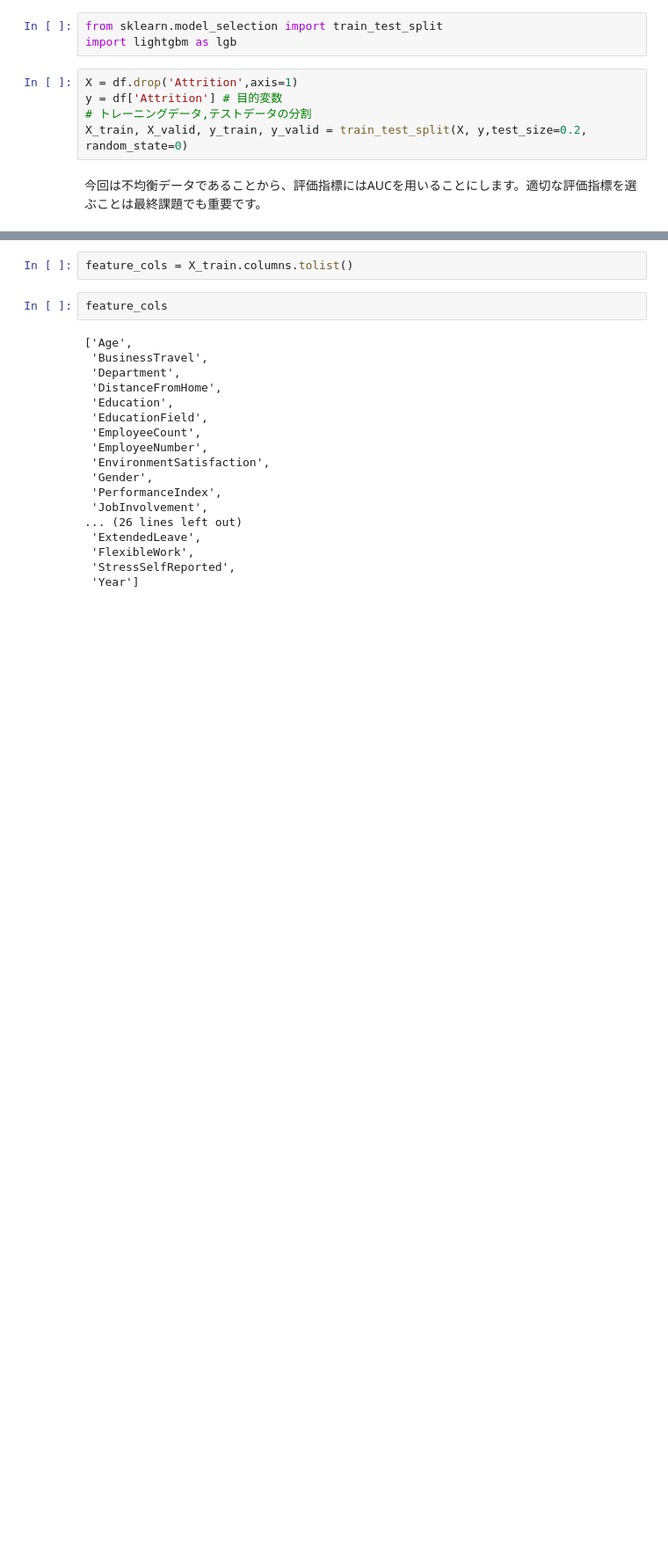
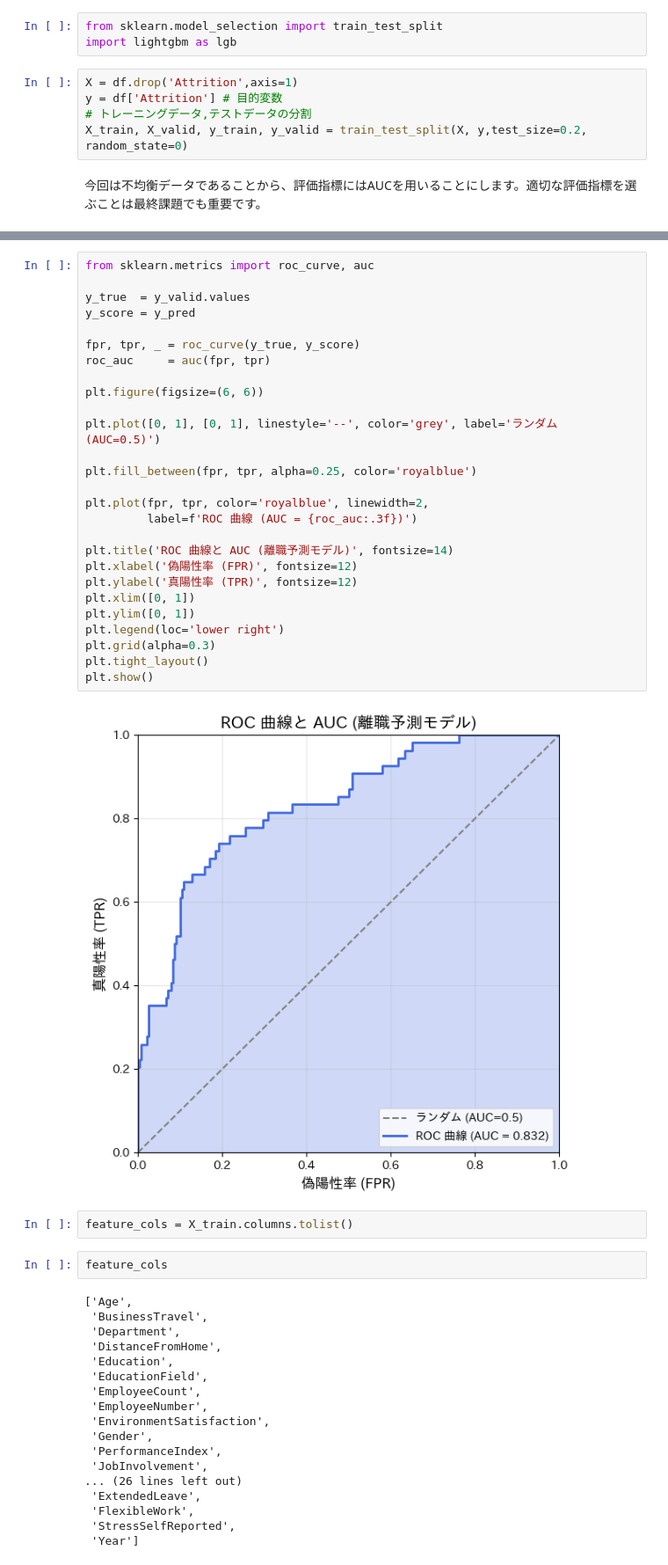
Before and after one commit to iwatsuki-yuuki/Matsuo-GCI, a Jupyter notebook: GCI最終課題.ipynb, the cells around one changed output, grey strips where cells are left out. Shown at 88% size. Saved outputs shown, nothing was run; the diff lists cells and outputs as text; blank space fills up the shorter version.

```diff
--- a/GCI最終課題.ipynb
+++ b/GCI最終課題.ipynb
@@ -833,6 +857,35 @@ And if memory is not enough, you can set `force_col_wise=true`.
 Training until validation scores don't improve for 20 rounds
 Did not meet early stopping. Best iteration is:
 [87]    valid_0's auc: 0.831559
+# %%
+from sklearn.metrics import roc_curve, auc
+
+y_true  = y_valid.values
+y_score = y_pred
+
+fpr, tpr, _ = roc_curve(y_true, y_score)
+roc_auc     = auc(fpr, tpr)
+
+plt.figure(figsize=(6, 6))
+
+plt.plot([0, 1], [0, 1], linestyle='--', color='grey', label='ランダム (AUC=0.5)')
+
+plt.fill_between(fpr, tpr, alpha=0.25, color='royalblue')
+
+plt.plot(fpr, tpr, color='royalblue', linewidth=2,
+         label=f'ROC 曲線 (AUC = {roc_auc:.3f})')
+
+plt.title('ROC 曲線と AUC (離職予測モデル)', fontsize=14)
+plt.xlabel('偽陽性率 (FPR)', fontsize=12)
+plt.ylabel('真陽性率 (TPR)', fontsize=12)
+plt.xlim([0, 1])
+plt.ylim([0, 1])
+plt.legend(loc='lower right')
+plt.grid(alpha=0.3)
+plt.tight_layout()
+plt.show()
+# %% [output]
+[figure, added]
 # %%
 feature_cols = X_train.columns.tolist()
 # %%
```
Also changed, not shown: parts of 52 cells of this notebook.
